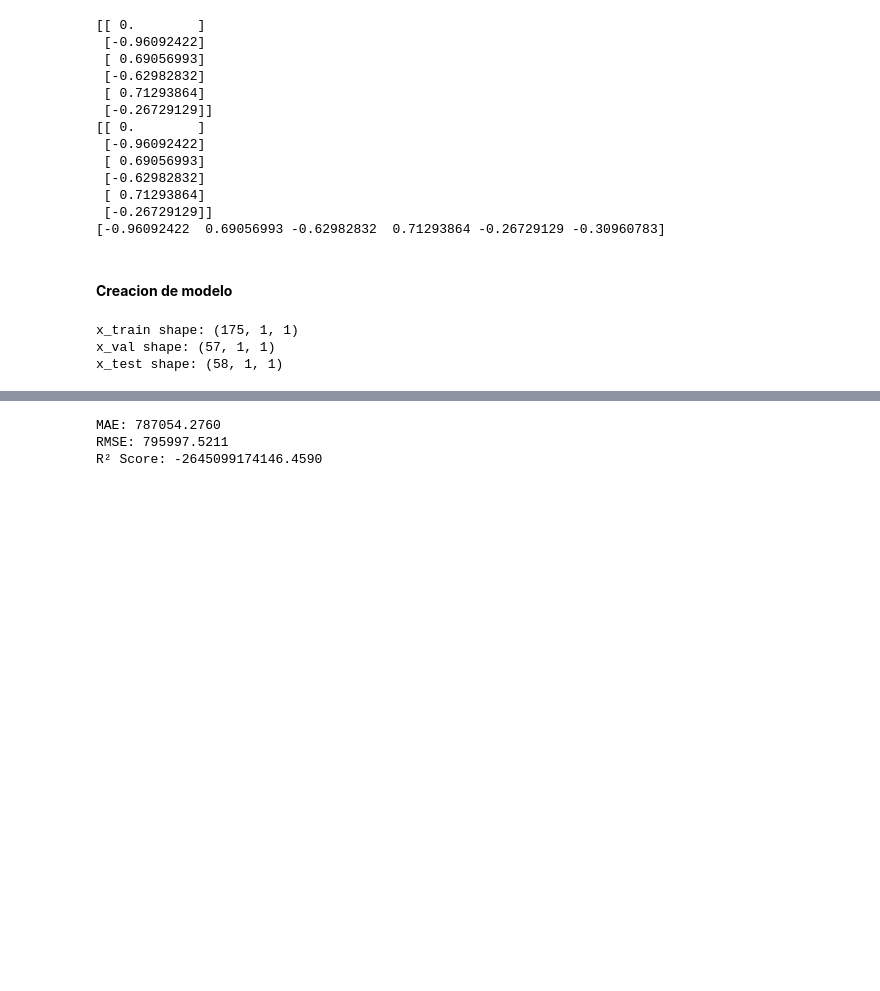
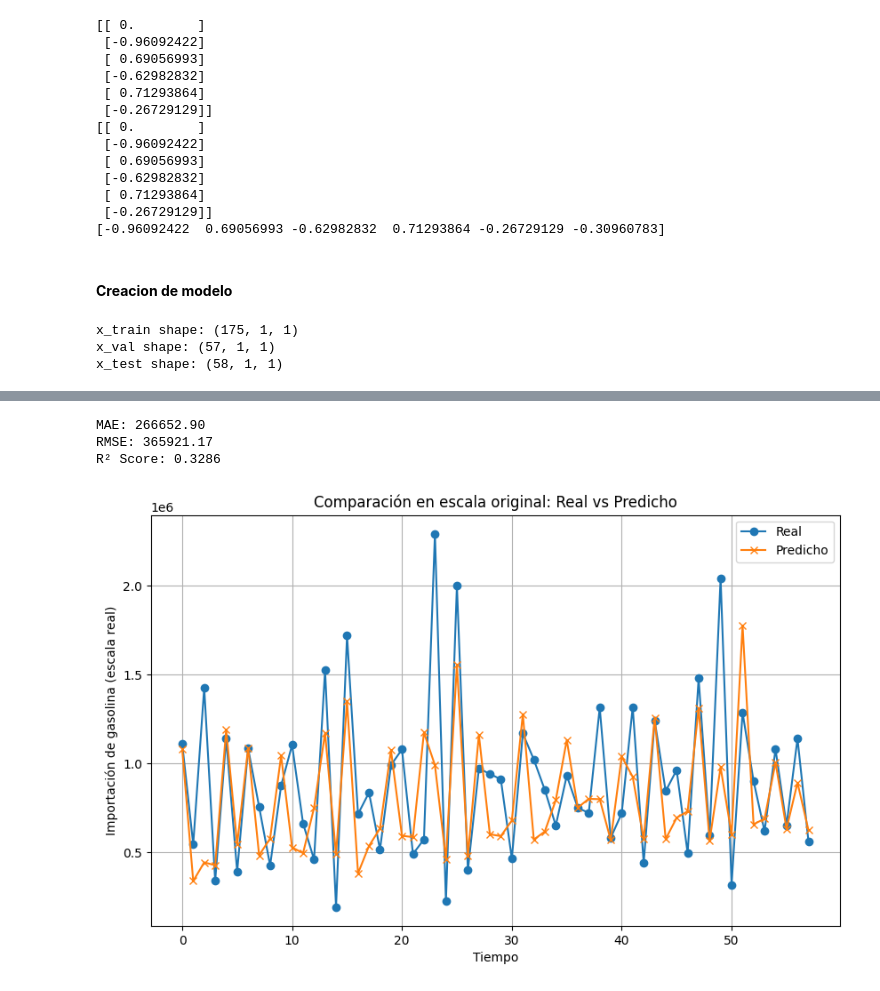
Before and after one commit to JPS4321/Lab2_DataScience, a Jupyter notebook: Series_Importacion_Regular.ipynb, the cells around one changed output, grey strips where cells are left out. Cells and saved outputs as stored; diff of their text form; code cells hidden in the pictures; blank space fills up the shorter version.

Commit message:
Modelo Gasolina Regular

```diff
--- a/Series_Importacion_Regular.ipynb
+++ b/Series_Importacion_Regular.ipynb
@@ -374,7 +343,19 @@ def prediccion_fun(data, modelo, batch_size, scaler, dif=False, dif_cant=1, Seri
     return prediccion
 # %%
-# Usamos los datos reales escalados para reconstruir la serie original
-prediccion_val = prediccion_fun(x_val, modelo1, 1, scaler, dif=True, dif_cant=1, Series=airPas.values, n=entrenamiento)
-prediccion_test = prediccion_fun(x_test, modelo1, 1, scaler, dif=True, dif_cant=1, Series=airPas.values, n=entrenamiento+val_prueba)
+
+serie_log_original = np.log(df_importacion_total["Gasolina regular"])
+
+
+prediccion_val = prediccion_fun(
+    x_val, modelo1, 1, scaler,
+    dif=True, dif_cant=1,
+    Series=serie_log_original.values, n=entrenamiento
+)
+
+prediccion_test = prediccion_fun(
+    x_test, modelo1, 1, scaler,
+    dif=True, dif_cant=1,
+    Series=serie_log_original.values, n=entrenamiento + val_prueba
+)
 # %%
 len(prediccion_val), len(prediccion_test)
@@ -401,19 +369,43 @@ plt.show()
-# %%
-from sklearn.metrics import mean_absolute_error, mean_squared_error, r2_score
-import numpy as np
-
-# Asegúrate de que prediccion_test y y_test estén en la misma escala
-mae = mean_absolute_error(y_test, prediccion_test)
-rmse = np.sqrt(mean_squared_error(y_test, prediccion_test))
-r2 = r2_score(y_test, prediccion_test)
-
-print(f"MAE: {mae:.4f}")
-print(f"RMSE: {rmse:.4f}")
-print(f"R² Score: {r2:.4f}")
-# %% [output]
-MAE: 787054.2760
-RMSE: 795997.5211
-R² Score: -2645099174146.4590
+# %%
+
+serie_log = np.log(df_importacion_total["Gasolina regular"]).values
+
+
+start = entrenamiento + val_prueba
+difs = y_test.flatten()
+log_prev = serie_log[start : start + len(difs)]
+
+
+valores_reales = np.exp(log_prev + difs)
+# %%
+from sklearn.metrics import mean_absolute_error, mean_squared_error, r2_score
+import numpy as np
+
+mae = mean_absolute_error(valores_reales, prediccion_test)
+rmse = np.sqrt(mean_squared_error(valores_reales, prediccion_test))
+r2 = r2_score(valores_reales, prediccion_test)
+
+print(f"MAE: {mae:.2f}")
+print(f"RMSE: {rmse:.2f}")
+print(f"R² Score: {r2:.4f}")
+# %% [output]
+MAE: 266652.90
+RMSE: 365921.17
+R² Score: 0.3286
+# %%
+import matplotlib.pyplot as plt
+
+plt.figure(figsize=(10,6))
+plt.plot(valores_reales, label="Real", marker='o')
+plt.plot(prediccion_test, label="Predicho", marker='x')
+plt.title("Comparación en escala original: Real vs Predicho")
+plt.xlabel("Tiempo")
+plt.ylabel("Importación de gasolina (escala real)")
+plt.legend()
+plt.grid(True)
+plt.show()
+# %% [output]
+[figure, added]
 # %%
 from tensorflow.keras.models import save_model, load_model
 import os
```
Also changed, not shown: parts of 7 cells of this notebook, 1 other file.
